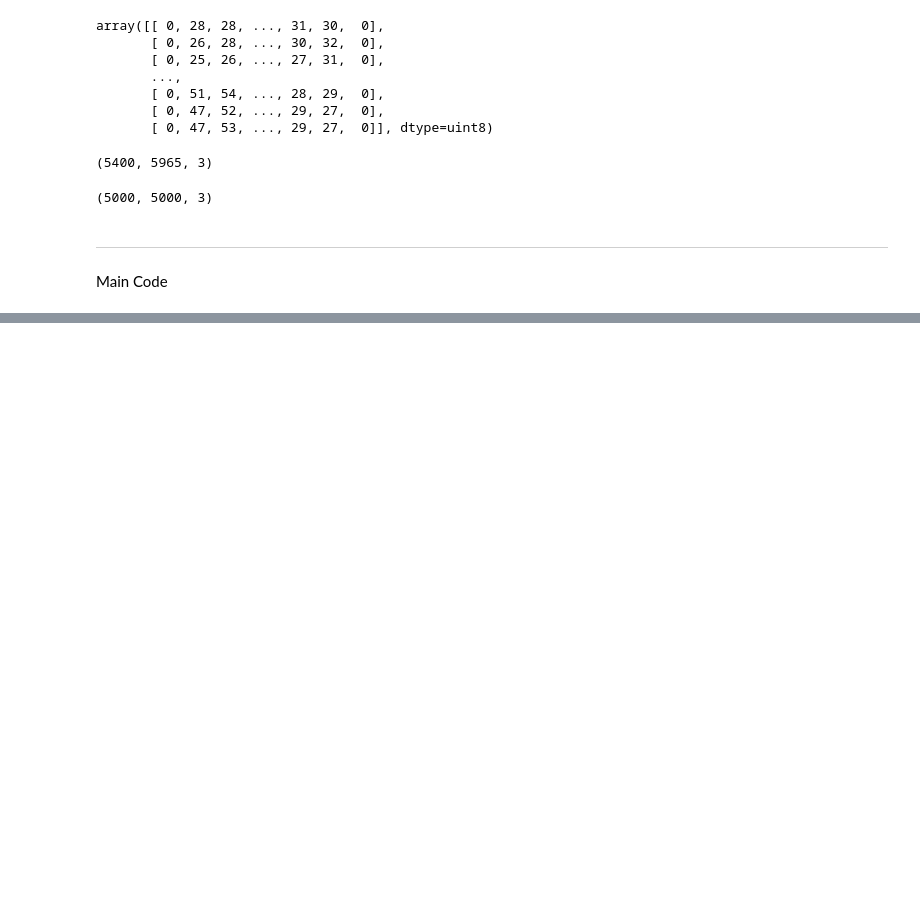
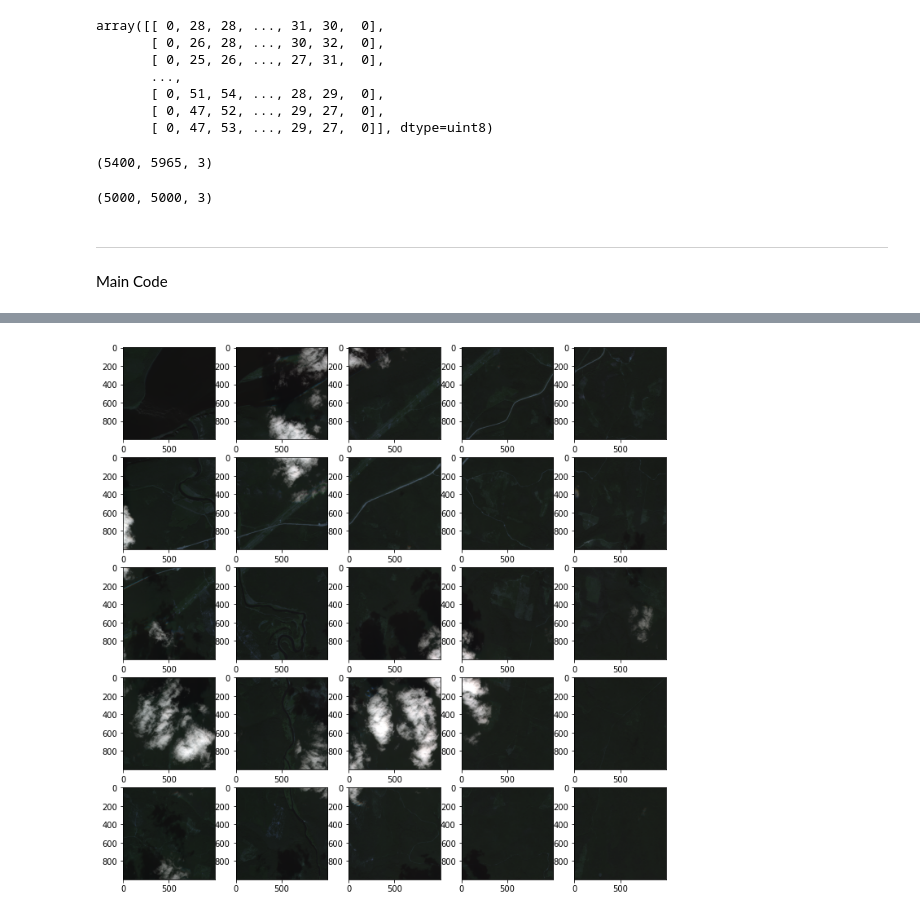
Before and after one commit to TEAM-LuckyDay/Cloud_segmentation, a Jupyter notebook: img_patch_code.ipynb, the cells around one changed output, grey strips where cells are left out. Saved outputs shown, nothing was run; the diff lists cells and outputs as text; code cells hidden in the pictures; blank space fills up the shorter version.

```diff
--- a/img_patch_code.ipynb
+++ b/img_patch_code.ipynb
@@ -113,3 +134,7 @@ class image_processing():
 # %% [markdown]
 ---
 Main Code
+# %%
+dir_path = '/content/drive/MyDrive/Cloud_data/cloud_train/train_clouds_data/'
+img_dir_path = os.path.join(dir_path, 'png2')
+patch_img_dir_path = os.path.join(dir_path, 'patch_img')
@@ -115,0 +148,4 @@ Main Code
+# %%
+rgb_path_list = glob(os.path.join(img_dir_path,"*RGB*png"))
+print(rgb_path_list[:10])
+print(len(rgb_path_list))
@@ -116,3 +155,3 @@ Main Code
 # %%
-run = image_processing(rgb_img)
+run = image_processing(rgb_path_list, patch_img_dir_path)
 # %% [output]
@@ -121,0 +174,4 @@ run = image_processing(rgb_img)
+# %%
+run.confirm_patch(patch_img_dir_path, 1)
+# %% [output]
+[figure, added]
```
Also changed, not shown: parts of 6 cells of this notebook.
